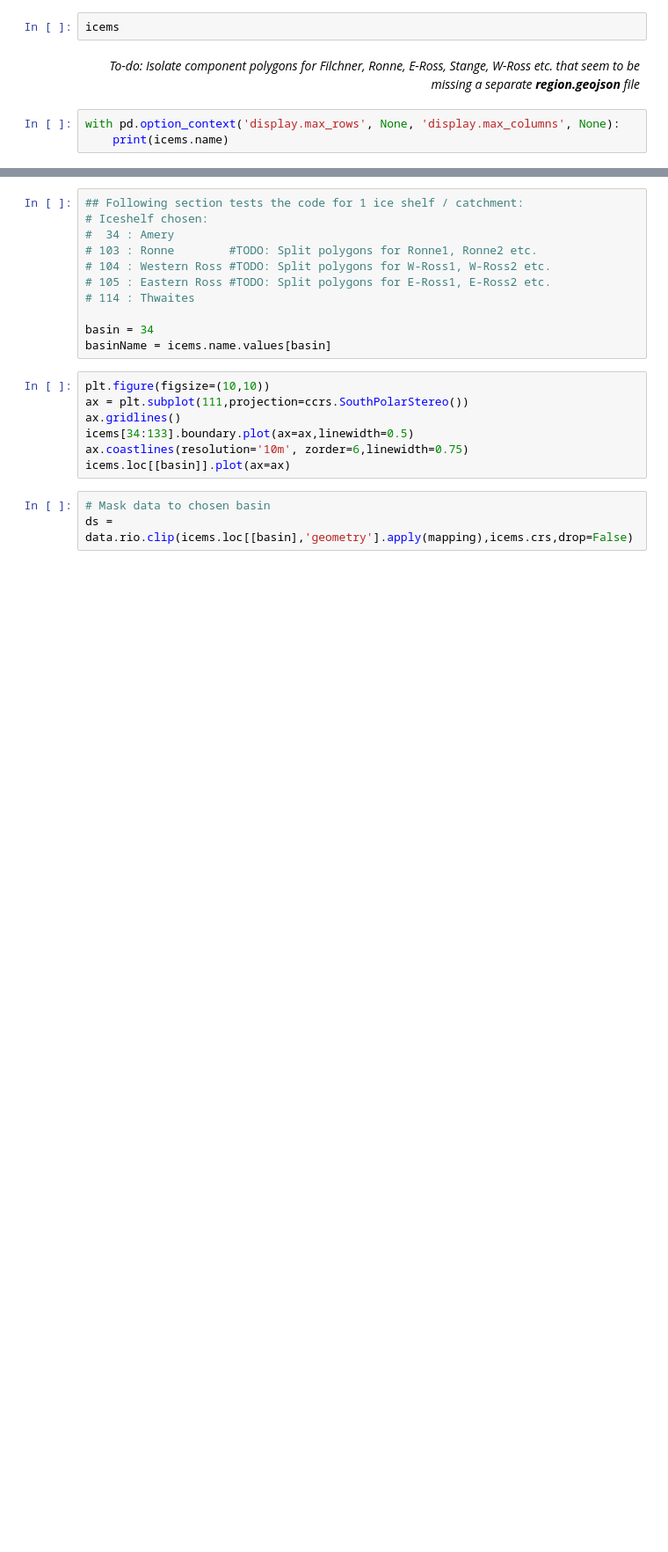
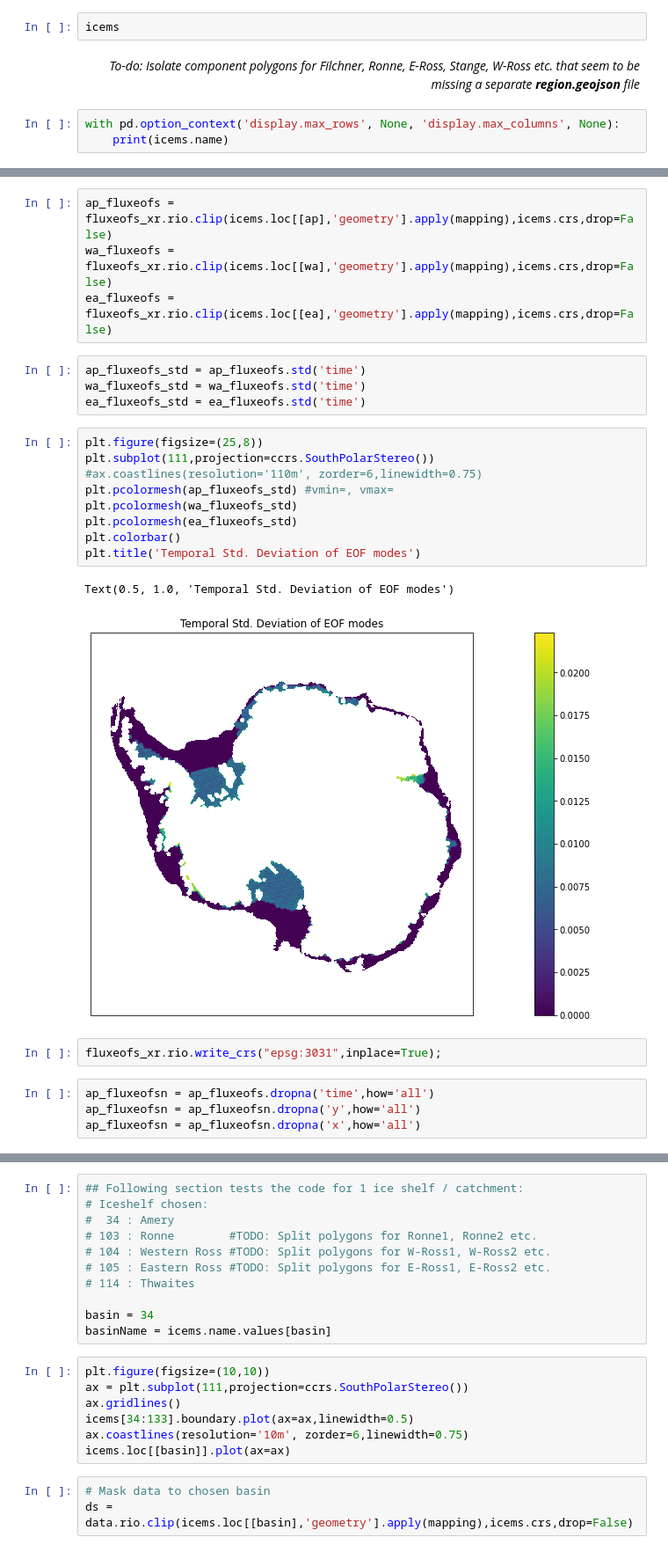
Before and after one commit to mshiv/aislens_emulation, a Jupyter notebook: notebooks/01-sm-initial-data-workflow.ipynb, the cells around one changed output, grey strips where cells are left out. Shown at 88% size. Drawn from its saved outputs; the diff is of its cells as text; blank space fills up the shorter version.

```diff
--- a/notebooks/01-sm-initial-data-workflow.ipynb
+++ b/notebooks/01-sm-initial-data-workflow.ipynb
@@ -87,0 +182,26 @@ with pd.option_context('display.max_rows', None, 'display.max_columns', None):
+# %%
+ap_fluxeofs = fluxeofs_xr.rio.clip(icems.loc[[ap],'geometry'].apply(mapping),icems.crs,drop=False)
+wa_fluxeofs = fluxeofs_xr.rio.clip(icems.loc[[wa],'geometry'].apply(mapping),icems.crs,drop=False)
+ea_fluxeofs = fluxeofs_xr.rio.clip(icems.loc[[ea],'geometry'].apply(mapping),icems.crs,drop=False)
+# %%
+ap_fluxeofs_std = ap_fluxeofs.std('time')
+wa_fluxeofs_std = wa_fluxeofs.std('time')
+ea_fluxeofs_std = ea_fluxeofs.std('time')
+# %%
+plt.figure(figsize=(25,8))
+plt.subplot(111,projection=ccrs.SouthPolarStereo())
+#ax.coastlines(resolution='110m', zorder=6,linewidth=0.75)
+plt.pcolormesh(ap_fluxeofs_std) #vmin=, vmax=
+plt.pcolormesh(wa_fluxeofs_std)
+plt.pcolormesh(ea_fluxeofs_std)
+plt.colorbar()
+plt.title('Temporal Std. Deviation of EOF modes')
+# %% [output]
+Text(0.5, 1.0, 'Temporal Std. Deviation of EOF modes')
+[figure, added]
+# %%
+fluxeofs_xr.rio.write_crs("epsg:3031",inplace=True);
+# %%
+ap_fluxeofsn = ap_fluxeofs.dropna('time',how='all')
+ap_fluxeofsn = ap_fluxeofsn.dropna('y',how='all')
+ap_fluxeofsn = ap_fluxeofsn.dropna('x',how='all')
```
Also changed, not shown: parts of 46 cells of this notebook.
